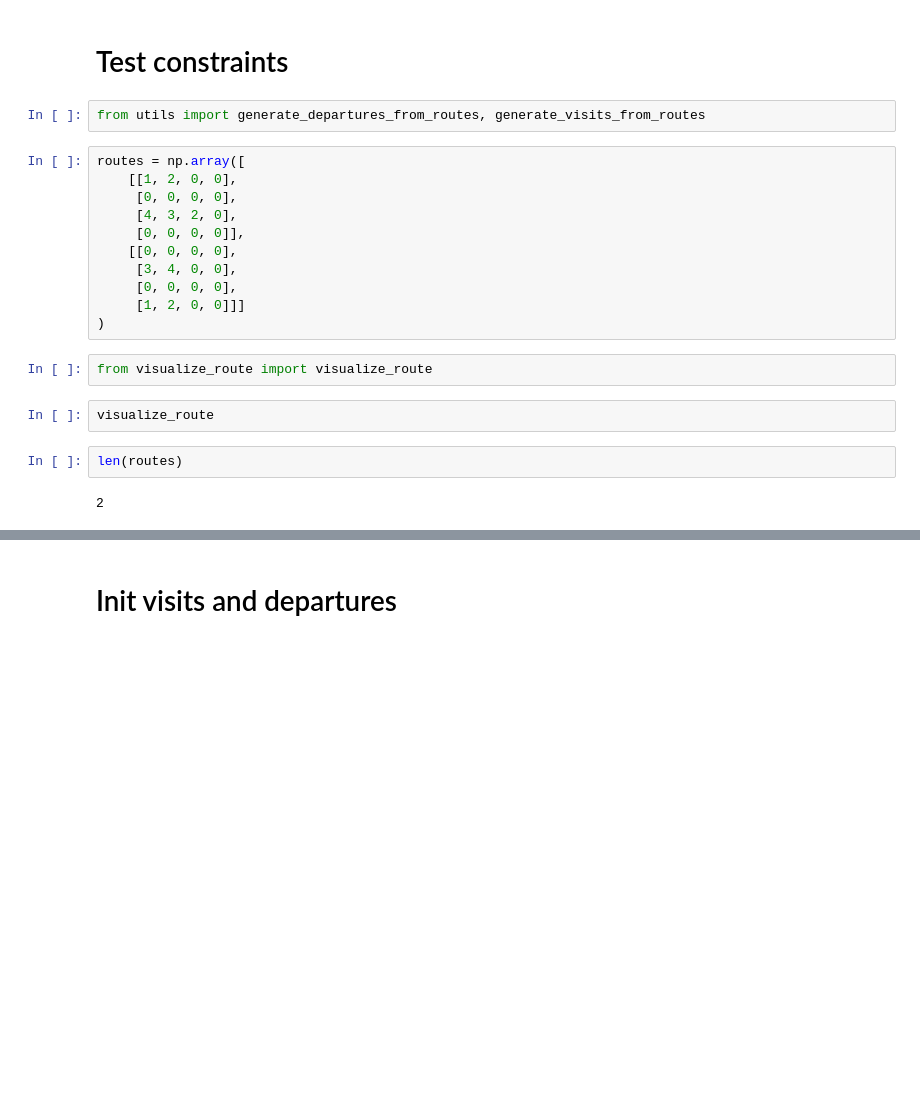
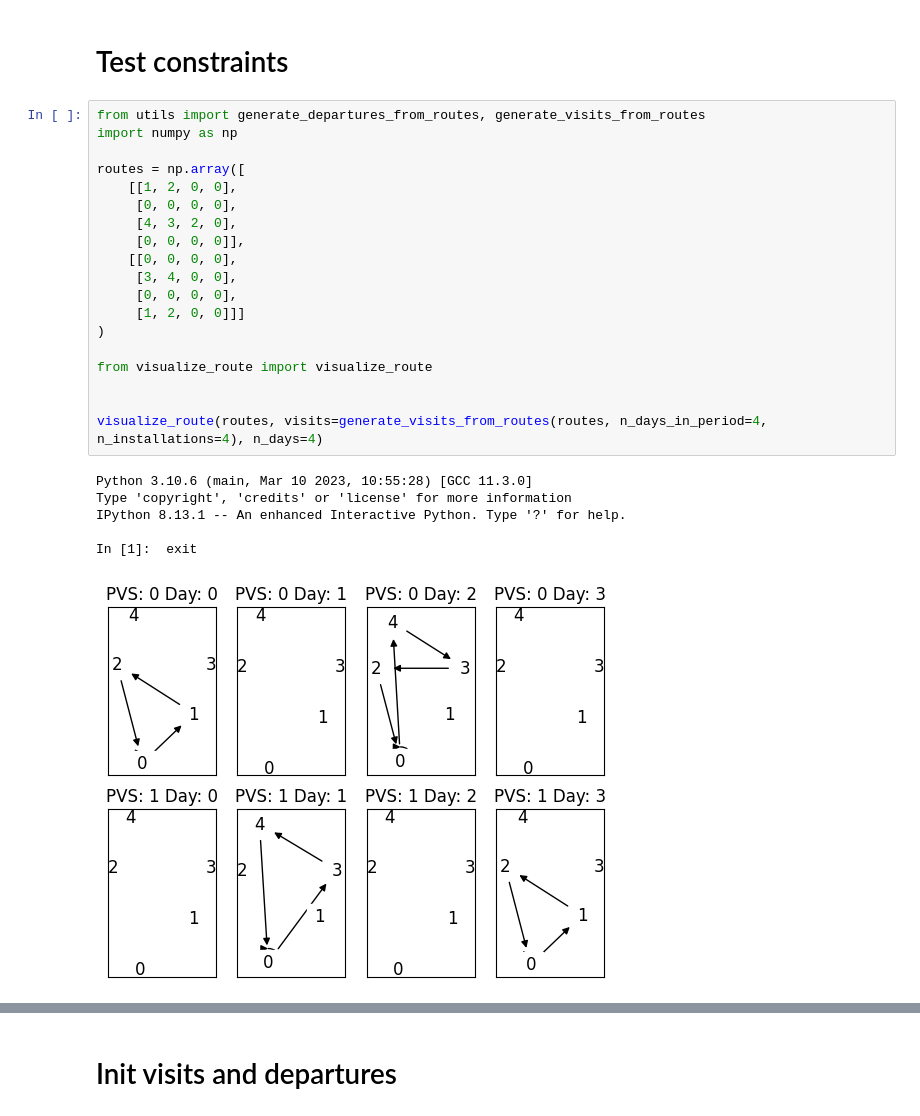
Before and after one commit to Orenjonas/psvpp-solver, a Jupyter notebook: psvpp_solver/testing_grounds.ipynb, the cells around one changed output, grey strips where cells are left out. Drawn from its saved outputs; the diff is of its cells as text; blank space fills up the shorter version.

Commit message:
visualize_routes updated to numpy

```diff
--- a/psvpp_solver/testing_grounds.ipynb
+++ b/psvpp_solver/testing_grounds.ipynb
@@ -45,26 +63,31 @@ True
 # %% [markdown]
 # Test constraints
-# %%
-from utils import generate_departures_from_routes, generate_visits_from_routes
-# %%
-routes = np.array([
-    [[1, 2, 0, 0],
-     [0, 0, 0, 0],
-     [4, 3, 2, 0],
-     [0, 0, 0, 0]],
-    [[0, 0, 0, 0],
-     [3, 4, 0, 0],
-     [0, 0, 0, 0],
-     [1, 2, 0, 0]]]
-)
-# %%
-from visualize_route import visualize_route
-# %%
-visualize_route
-# %%
-len(routes)
-# %% [output]
-2
+# %%
+from utils import generate_departures_from_routes, generate_visits_from_routes
+import numpy as np
+
+routes = np.array([
+    [[1, 2, 0, 0],
+     [0, 0, 0, 0],
+     [4, 3, 2, 0],
+     [0, 0, 0, 0]],
+    [[0, 0, 0, 0],
+     [3, 4, 0, 0],
+     [0, 0, 0, 0],
+     [1, 2, 0, 0]]]
+)
+
+from visualize_route import visualize_route
+
+
+visualize_route(routes, visits=generate_visits_from_routes(routes, n_days_in_period=4, n_installations=4), n_days=4)
+# %% [output]
+Python 3.10.6 (main, Mar 10 2023, 10:55:28) [GCC 11.3.0]
+Type 'copyright', 'credits' or 'license' for more information
+IPython 8.13.1 -- An enhanced Interactive Python. Type '?' for help.
+
+In [1]:  exit
+[figure, added]
 # %%
 from constraints import check_constraints_satisfied
 
```
Also changed, not shown: parts of 5 cells of this notebook, 1 other file.
